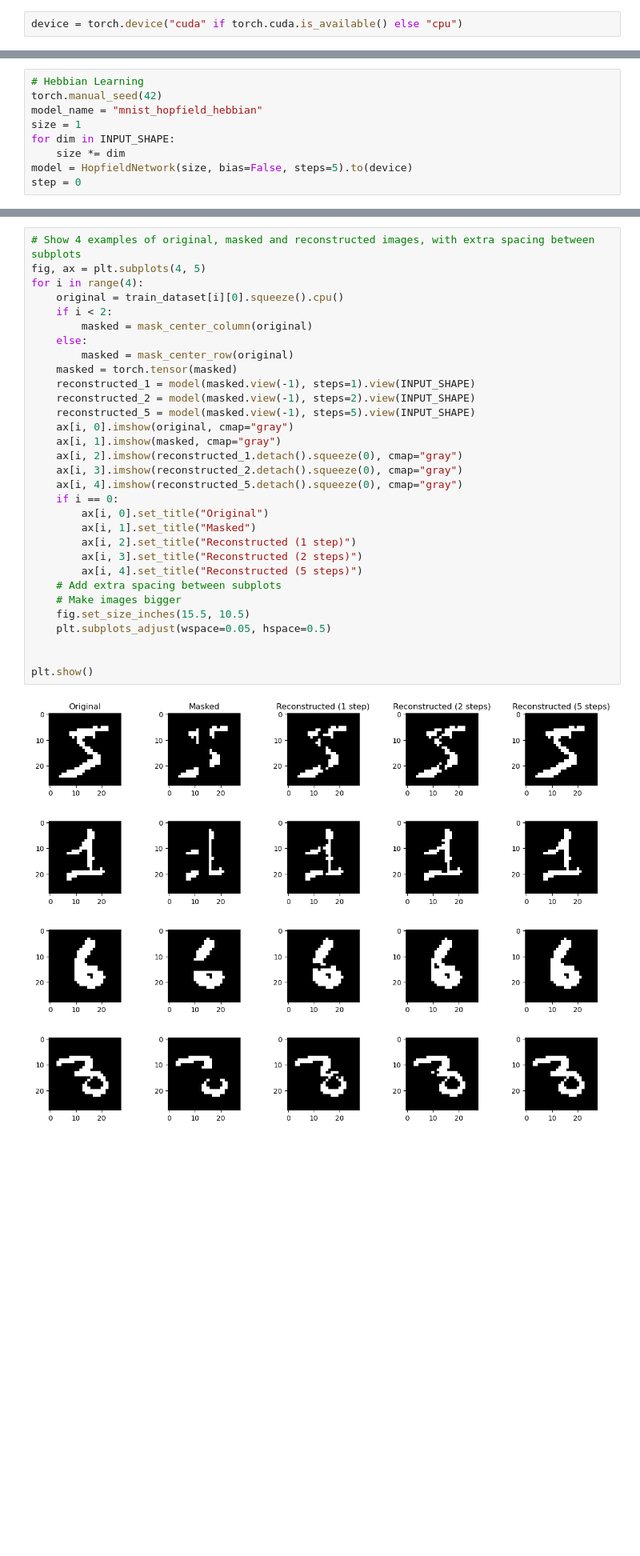
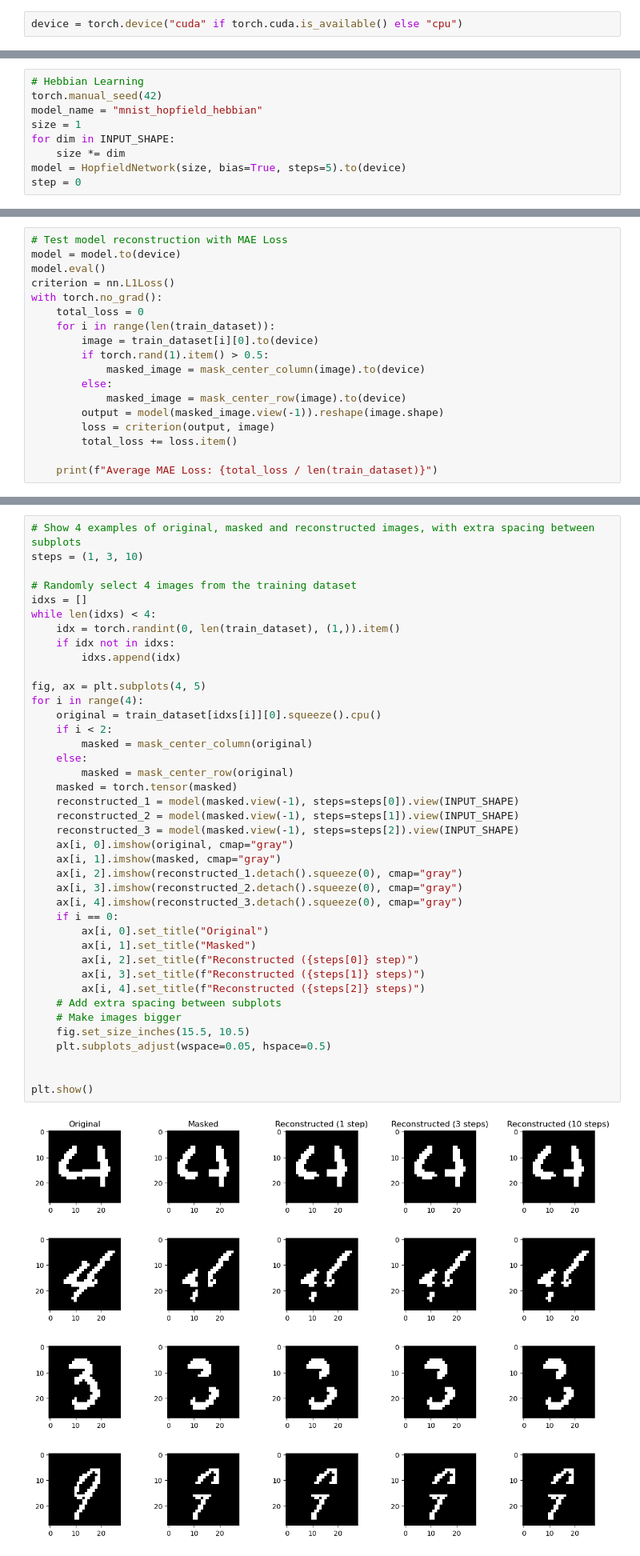
Before and after one commit to joeagriffith/hopfield-networks, a Jupyter notebook: mnist.ipynb, the cells around one changed output, grey strips where cells are left out. Shown at 80% size. Saved outputs shown, nothing was run; the diff lists cells and outputs as text; blank space fills up the shorter version.

```diff
--- a/mnist.ipynb
+++ b/mnist.ipynb
@@ -66,6 +66,6 @@ model_name = "mnist_hopfield_hebbian"
 size = 1
 for dim in INPUT_SHAPE:
     size *= dim
-model = HopfieldNetwork(size, bias=False, steps=5).to(device)
+model = HopfieldNetwork(size, bias=True, steps=5).to(device)
 step = 0
 # %%
@@ -159,0 +144,18 @@ len(train_dataset)
+# %%
+# Test model reconstruction with MAE Loss
+model = model.to(device)
+model.eval()
+criterion = nn.L1Loss()
+with torch.no_grad():
+    total_loss = 0
+    for i in range(len(train_dataset)):
+        image = train_dataset[i][0].to(device)
+        if torch.rand(1).item() > 0.5:
+            masked_image = mask_center_column(image).to(device)
+        else:
+            masked_image = mask_center_row(image).to(device)
+        output = model(masked_image.view(-1)).reshape(image.shape)
+        loss = criterion(output, image)
+        total_loss += loss.item()
+
+    print(f"Average MAE Loss: {total_loss / len(train_dataset)}")
@@ -186,33 +189,42 @@ plt.show()
 # %%
 # Show 4 examples of original, masked and reconstructed images, with extra spacing between subplots
+steps = (1, 3, 10)
+
+# Randomly select 4 images from the training dataset
+idxs = []
+while len(idxs) < 4:
+    idx = torch.randint(0, len(train_dataset), (1,)).item()
+    if idx not in idxs:
+        idxs.append(idx)
+
 fig, ax = plt.subplots(4, 5)
 for i in range(4):
-    original = train_dataset[i][0].squeeze().cpu()
+    original = train_dataset[idxs[i]][0].squeeze().cpu()
     if i < 2:
         masked = mask_center_column(original)
     else:
         masked = mask_center_row(original)
     masked = torch.tensor(masked)
-    reconstructed_1 = model(masked.view(-1), steps=1).view(INPUT_SHAPE)
-    reconstructed_2 = model(masked.view(-1), steps=2).view(INPUT_SHAPE)
-    reconstructed_5 = model(masked.view(-1), steps=5).view(INPUT_SHAPE)
+    reconstructed_1 = model(masked.view(-1), steps=steps[0]).view(INPUT_SHAPE)
+    reconstructed_2 = model(masked.view(-1), steps=steps[1]).view(INPUT_SHAPE)
+    reconstructed_3 = model(masked.view(-1), steps=steps[2]).view(INPUT_SHAPE)
     ax[i, 0].imshow(original, cmap="gray")
     ax[i, 1].imshow(masked, cmap="gray")
     ax[i, 2].imshow(reconstructed_1.detach().squeeze(0), cmap="gray")
     ax[i, 3].imshow(reconstructed_2.detach().squeeze(0), cmap="gray")
-    ax[i, 4].imshow(reconstructed_5.detach().squeeze(0), cmap="gray")
+    ax[i, 4].imshow(reconstructed_3.detach().squeeze(0), cmap="gray")
     if i == 0:
         ax[i, 0].set_title("Original")
         ax[i, 1].set_title("Masked")
-        ax[i, 2].set_title("Reconstructed (1 step)")
-        ax[i, 3].set_title("Reconstructed (2 steps)")
-        ax[i, 4].set_title("Reconstructed (5 steps)")
+        ax[i, 2].set_title(f"Reconstructed ({steps[0]} step)")
+        ax[i, 3].set_title(f"Reconstructed ({steps[1]} steps)")
+        ax[i, 4].set_title(f"Reconstructed ({steps[2]} steps)")
     # Add extra spacing between subplots
     # Make images bigger
     fig.set_size_inches(15.5, 10.5)
     plt.subplots_adjust(wspace=0.05, hspace=0.5)
 
 
 plt.show()
 # %% [output]
-[figure, old version]
+[figure, new version]
```
Also changed, not shown: parts of 9 cells of this notebook, 1 other file.
